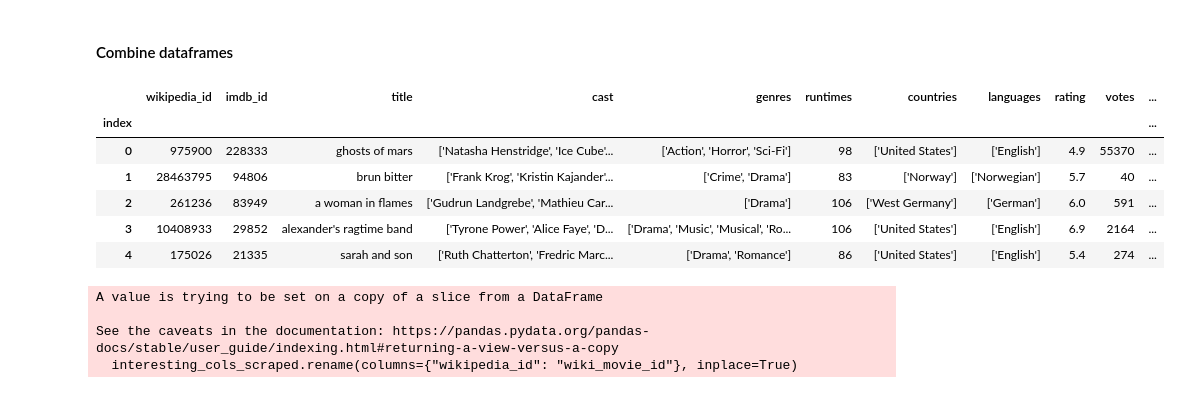
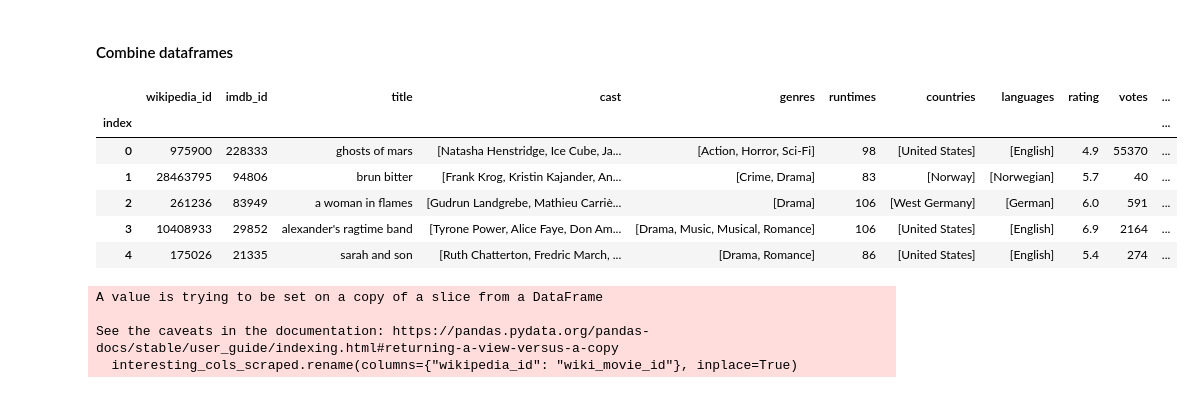
Before and after one commit to epfl-ada/ada-2022-project-r4d4r, a Jupyter notebook: preprocessing.ipynb, the cells around one changed output. Cells and saved outputs as stored; diff of their text form; code cells hidden in the pictures.

```diff
--- a/preprocessing.ipynb
+++ b/preprocessing.ipynb
@@ -206,12 +204,12 @@ df_tvtropes.head()
-# %%
-scraped_df = pd.read_csv(FOLDER_PATH + "cleaned_data.csv", index_col=0, header=0)
-scraped_df.head()
-# %% [output]
-|  | wikipedia_id | imdb_id | title | cast | genres | runtimes | countries | languages | rating | votes | ... |
-| index |  |  |  |  |  |  |  |  |  |  | ... |
-| 0 | 975900 | 228333 | ghosts of mars | ['Natasha Henstridge', 'Ice Cube'... | ['Action', 'Horror', 'Sci-Fi'] | 98 | ['United States'] | ['English'] | 4.9 | 55370 | ... |
-| 1 | 28463795 | 94806 | brun bitter | ['Frank Krog', 'Kristin Kajander'... | ['Crime', 'Drama'] | 83 | ['Norway'] | ['Norwegian'] | 5.7 | 40 | ... |
-| 2 | 261236 | 83949 | a woman in flames | ['Gudrun Landgrebe', 'Mathieu Car... | ['Drama'] | 106 | ['West Germany'] | ['German'] | 6.0 | 591 | ... |
-| 3 | 10408933 | 29852 | alexander's ragtime band | ['Tyrone Power', 'Alice Faye', 'D... | ['Drama', 'Music', 'Musical', 'Ro... | 106 | ['United States'] | ['English'] | 6.9 | 2164 | ... |
-| 4 | 175026 | 21335 | sarah and son | ['Ruth Chatterton', 'Fredric Marc... | ['Drama', 'Romance'] | 86 | ['United States'] | ['English'] | 5.4 | 274 | ... |
+# %%
+# df is the dataframe containing what we fetched from the API
+df.head()
+# %% [output]
+|  | wikipedia_id | imdb_id | title | cast | genres | runtimes | countries | languages | rating | votes | ... |
+| index |  |  |  |  |  |  |  |  |  |  | ... |
+| 0 | 975900 | 228333 | ghosts of mars | [Natasha Henstridge, Ice Cube, Ja... | [Action, Horror, Sci-Fi] | 98 | [United States] | [English] | 4.9 | 55370 | ... |
+| 1 | 28463795 | 94806 | brun bitter | [Frank Krog, Kristin Kajander, An... | [Crime, Drama] | 83 | [Norway] | [Norwegian] | 5.7 | 40 | ... |
+| 2 | 261236 | 83949 | a woman in flames | [Gudrun Landgrebe, Mathieu Carriè... | [Drama] | 106 | [West Germany] | [German] | 6.0 | 591 | ... |
+| 3 | 10408933 | 29852 | alexander's ragtime band | [Tyrone Power, Alice Faye, Don Am... | [Drama, Music, Musical, Romance] | 106 | [United States] | [English] | 6.9 | 2164 | ... |
+| 4 | 175026 | 21335 | sarah and son | [Ruth Chatterton, Fredric March, ... | [Drama, Romance] | 86 | [United States] | [English] | 5.4 | 274 | ... |
 # %%
```
Also changed, not shown: parts of 6 cells of this notebook, 4 other files.
